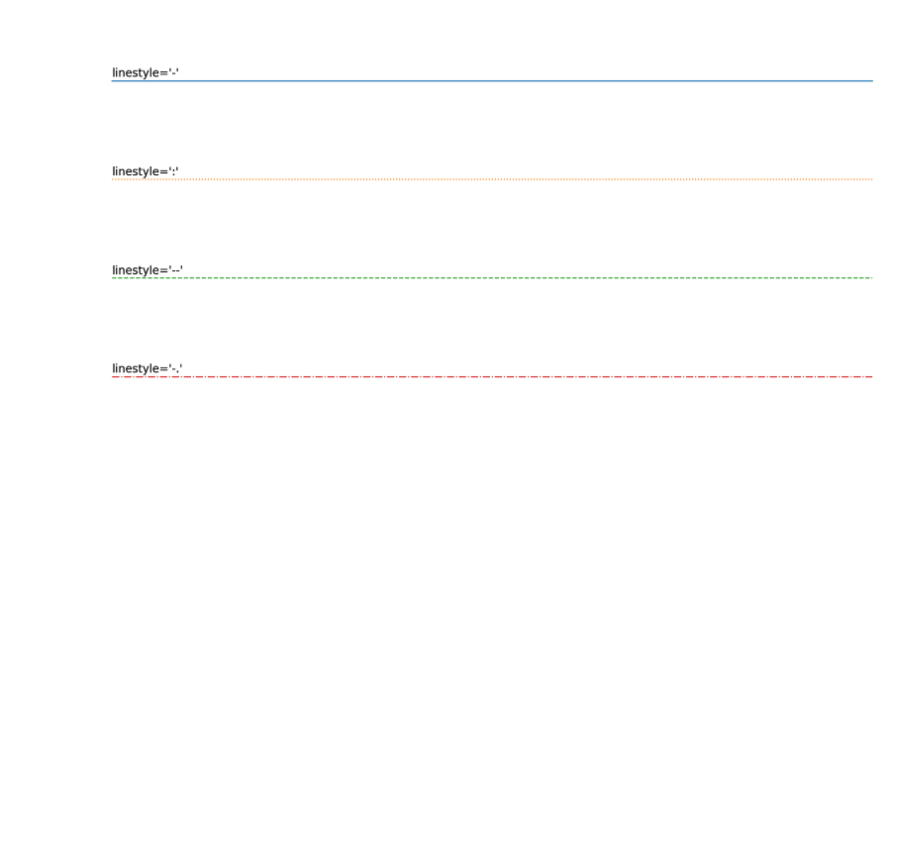
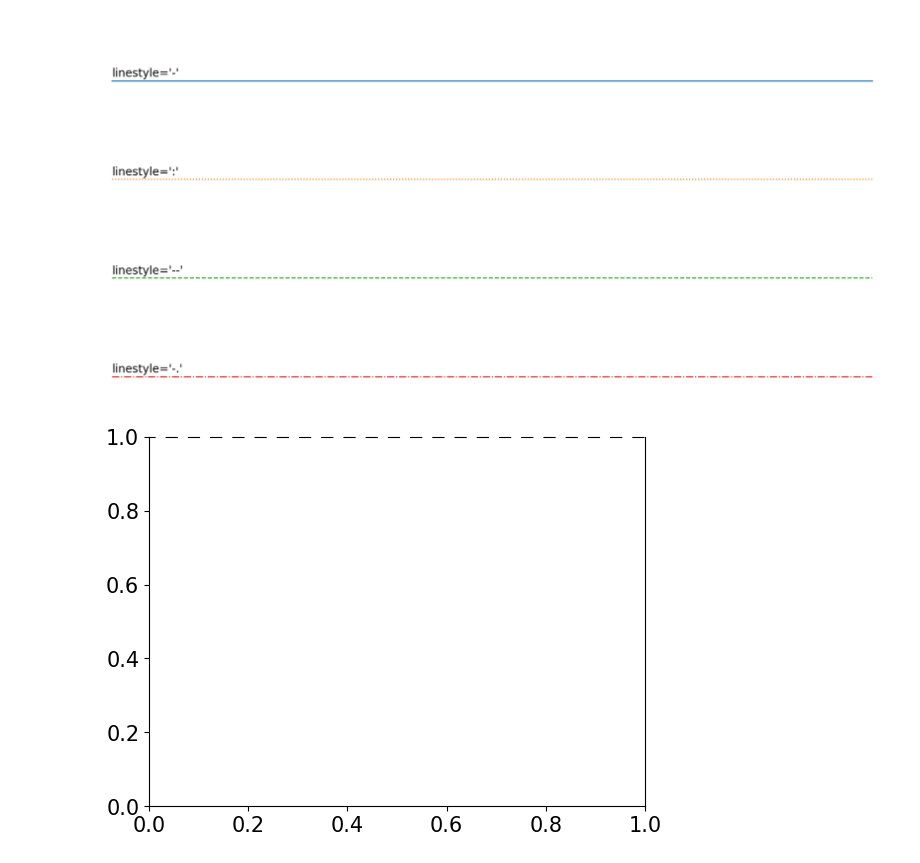
Before and after one commit to tmdgusya/matplotlib-prac, a Jupyter notebook: chap_3_1/code1_1.ipynb, the cells around one changed output. Cells and saved outputs as stored; diff of their text form; code cells hidden in the pictures; blank space fills up the shorter version.

```diff
--- a/chap_3_1/code1_1.ipynb
+++ b/chap_3_1/code1_1.ipynb
@@ -22,3 +22,11 @@ plt.tight_layout()
 plt.show()
 # %% [output]
 [figure]
+# %%
+import matplotlib.pyplot as plt
+
+fig, ax = plt.subplots()
+ax.spines['top'].set_linestyle((0, (10, 10)))
+plt.show()
+# %% [output]
+[figure, added]
```
